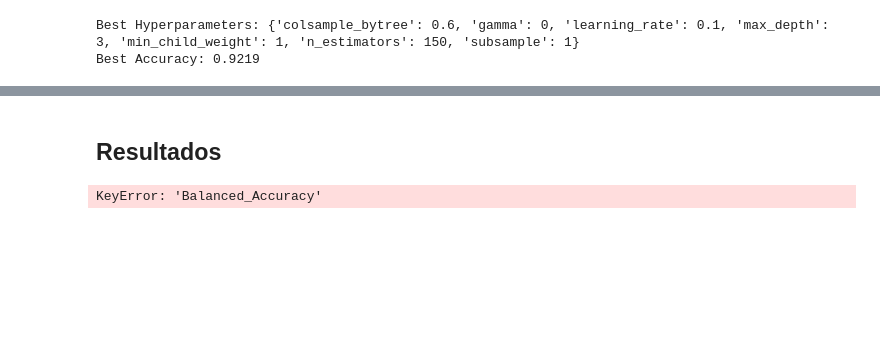
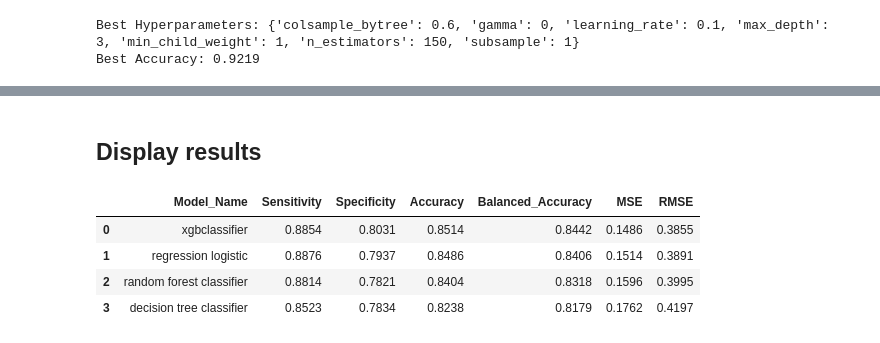
Before and after one commit to gribeiros/depression-dataset, a Jupyter notebook: notebook/drepession-dataset.ipynb, the cells around one changed output, grey strips where cells are left out. Drawn from its saved outputs; the diff is of its cells as text; code cells hidden in the pictures; blank space fills up the shorter version.

```diff
--- a/notebook/drepession-dataset.ipynb
+++ b/notebook/drepession-dataset.ipynb
@@ -855,7 +873,7 @@ xgb = grid_search_xgb.best_estimator_
 
 predict = xgb.predict(X_test)
 model_indicators = models_statistics(model_name='xgbclassifier',
-                                     observated=y_test, predicts=predict)
+                                     observed=y_test, predicted=predict)
 
 df_models_result = pd.concat(
     [df_models_result, model_indicators], ignore_index=True)
@@ -873,6 +891,15 @@ RMSE                    0.385515
-# %% [markdown]
-## Resultados
+# %% [markdown]
+## Display results
 # %%
-df_models_result.sort_values(by="Balanced_Accuracy", ascending=False)
+df_models_result = df_models_result.sort_values(
+    by="Balanced_Accuracy", ascending=False).reset_index(drop=True)
+
+df_models_result.to_csv('../data/models_results.csv')
+
+display(df_models_result)
 # %% [output]
-KeyError: 'Balanced_Accuracy'
+|  | Model_Name | Sensitivity | Specificity | Accuracy | Balanced_Accuracy | MSE | RMSE |
+| 0 | xgbclassifier | 0.8854 | 0.8031 | 0.8514 | 0.8442 | 0.1486 | 0.3855 |
+| 1 | regression logistic | 0.8876 | 0.7937 | 0.8486 | 0.8406 | 0.1514 | 0.3891 |
+| 2 | random forest classifier | 0.8814 | 0.7821 | 0.8404 | 0.8318 | 0.1596 | 0.3995 |
+| 3 | decision tree classifier | 0.8523 | 0.7834 | 0.8238 | 0.8179 | 0.1762 | 0.4197 |
```
Also changed, not shown: parts of 22 cells of this notebook.
